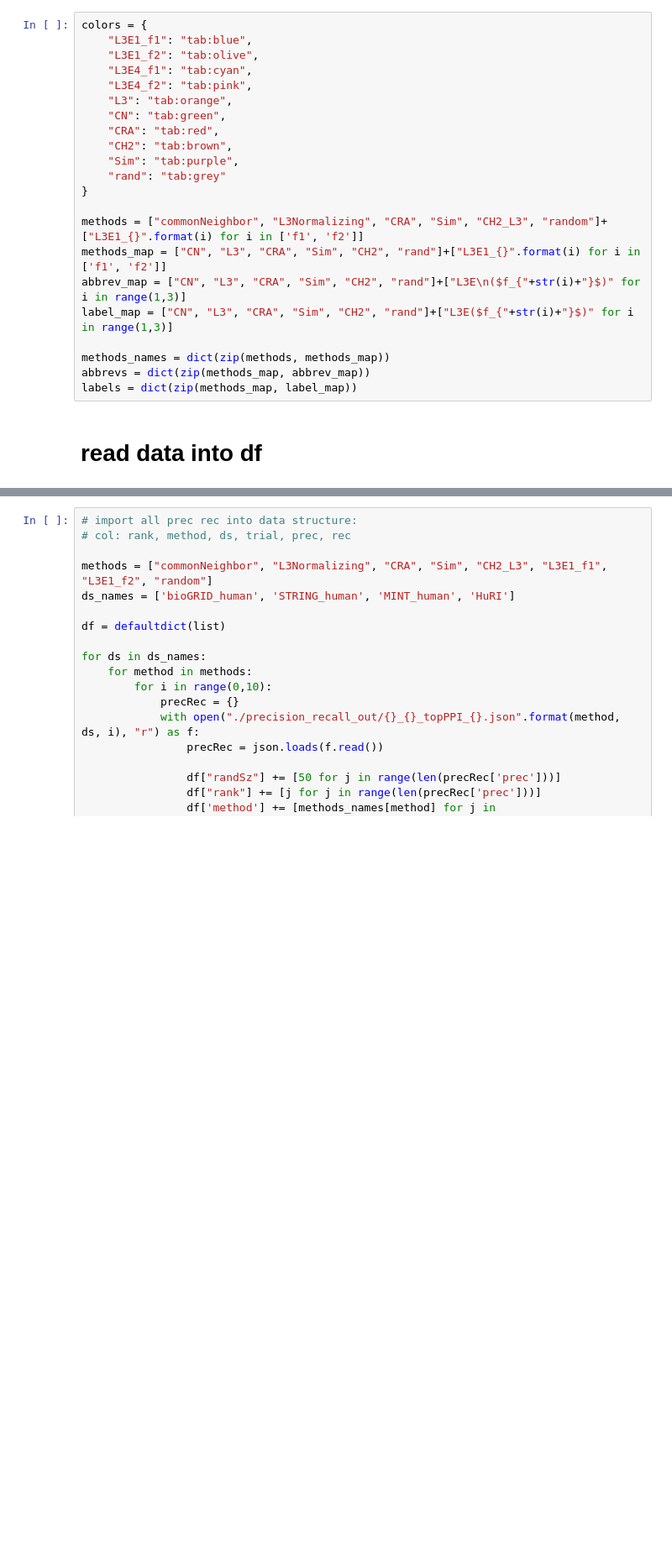
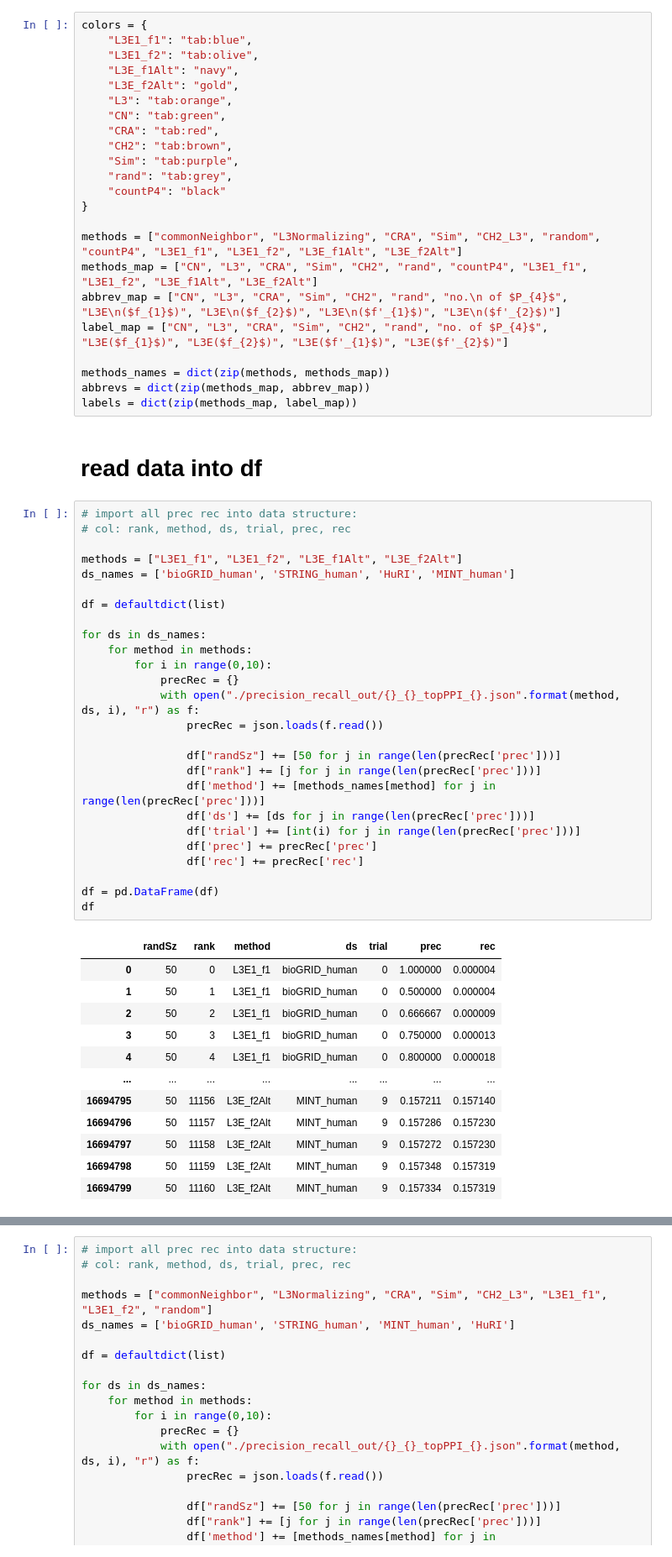
Before and after one commit to andy897221/BMC_PPI_L3N, a Jupyter notebook: src/notebook/Figure - precision recall human.ipynb, the cells around one changed output, grey strips where cells are left out. Shown at 84% size. Saved outputs shown, nothing was run; the diff lists cells and outputs as text; blank space fills up the shorter version.

```diff
--- a/src/notebook/Figure - precision recall human.ipynb
+++ b/src/notebook/Figure - precision recall human.ipynb
@@ -63,23 +63,63 @@ def get_plots_outline(plots, boundFunc):
 colors = {
     "L3E1_f1": "tab:blue",
     "L3E1_f2": "tab:olive",
-    "L3E4_f1": "tab:cyan",
-    "L3E4_f2": "tab:pink",
+    "L3E_f1Alt": "navy",
+    "L3E_f2Alt": "gold",
     "L3": "tab:orange",
     "CN": "tab:green",
     "CRA": "tab:red",
     "CH2": "tab:brown",
     "Sim": "tab:purple",
-    "rand": "tab:grey"
+    "rand": "tab:grey",
+    "countP4": "black"
 }
 
-methods = ["commonNeighbor", "L3Normalizing", "CRA", "Sim", "CH2_L3", "random"]+["L3E1_{}".format(i) for i in ['f1', 'f2']]
-methods_map = ["CN", "L3", "CRA", "Sim", "CH2", "rand"]+["L3E1_{}".format(i) for i in ['f1', 'f2']]
-abbrev_map = ["CN", "L3", "CRA", "Sim", "CH2", "rand"]+["L3E\n($f_{"+str(i)+"}$)" for i in range(1,3)]
-label_map = ["CN", "L3", "CRA", "Sim", "CH2", "rand"]+["L3E($f_{"+str(i)+"}$)" for i in range(1,3)]
+methods = ["commonNeighbor", "L3Normalizing", "CRA", "Sim", "CH2_L3", "random", "countP4", "L3E1_f1", "L3E1_f2", "L3E_f1Alt", "L3E_f2Alt"]
+methods_map = ["CN", "L3", "CRA", "Sim", "CH2", "rand", "countP4", "L3E1_f1", "L3E1_f2", "L3E_f1Alt", "L3E_f2Alt"]
+abbrev_map = ["CN", "L3", "CRA", "Sim", "CH2", "rand", "no.\n of $P_{4}$", "L3E\n($f_{1}$)", "L3E\n($f_{2}$)", "L3E\n($f'_{1}$)", "L3E\n($f'_{2}$)"]
+label_map = ["CN", "L3", "CRA", "Sim", "CH2", "rand", "no. of $P_{4}$", "L3E($f_{1}$)", "L3E($f_{2}$)", "L3E($f'_{1}$)", "L3E($f'_{2}$)"]
 
 methods_names = dict(zip(methods, methods_map))
 abbrevs = dict(zip(methods_map, abbrev_map))
 labels = dict(zip(methods_map, label_map))
 # %% [markdown]
 # read data into df
+# %%
+# import all prec rec into data structure:
+# col: rank, method, ds, trial, prec, rec
+
+methods = ["L3E1_f1", "L3E1_f2", "L3E_f1Alt", "L3E_f2Alt"]
+ds_names = ['bioGRID_human', 'STRING_human', 'HuRI', 'MINT_human']
+
+df = defaultdict(list)
+
+for ds in ds_names:
+    for method in methods:
+        for i in range(0,10):
+            precRec = {}
+            with open("./precision_recall_out/{}_{}_topPPI_{}.json".format(method, ds, i), "r") as f:
+                precRec = json.loads(f.read())
+
+                df["randSz"] += [50 for j in range(len(precRec['prec']))]
+                df["rank"] += [j for j in range(len(precRec['prec']))]
+                df['method'] += [methods_names[method] for j in range(len(precRec['prec']))]
+                df['ds'] += [ds for j in range(len(precRec['prec']))]
+                df['trial'] += [int(i) for j in range(len(precRec['prec']))]
+                df['prec'] += precRec['prec']
+                df['rec'] += precRec['rec']
+
+df = pd.DataFrame(df)
+df
+# %% [output]
+|  | randSz | rank | method | ds | trial | prec | rec |
+| 0 | 50 | 0 | L3E1_f1 | bioGRID_human | 0 | 1.000000 | 0.000004 |
+| 1 | 50 | 1 | L3E1_f1 | bioGRID_human | 0 | 0.500000 | 0.000004 |
+| 2 | 50 | 2 | L3E1_f1 | bioGRID_human | 0 | 0.666667 | 0.000009 |
+| 3 | 50 | 3 | L3E1_f1 | bioGRID_human | 0 | 0.750000 | 0.000013 |
+| 4 | 50 | 4 | L3E1_f1 | bioGRID_human | 0 | 0.800000 | 0.000018 |
+| ... | ... | ... | ... | ... | ... | ... | ... |
+| 16694795 | 50 | 11156 | L3E_f2Alt | MINT_human | 9 | 0.157211 | 0.157140 |
+| 16694796 | 50 | 11157 | L3E_f2Alt | MINT_human | 9 | 0.157286 | 0.157230 |
+| 16694797 | 50 | 11158 | L3E_f2Alt | MINT_human | 9 | 0.157272 | 0.157230 |
+| 16694798 | 50 | 11159 | L3E_f2Alt | MINT_human | 9 | 0.157348 | 0.157319 |
+| 16694799 | 50 | 11160 | L3E_f2Alt | MINT_human | 9 | 0.157334 | 0.157319 |
```
Also changed, not shown: parts of 5 cells of this notebook, 24 other files.
